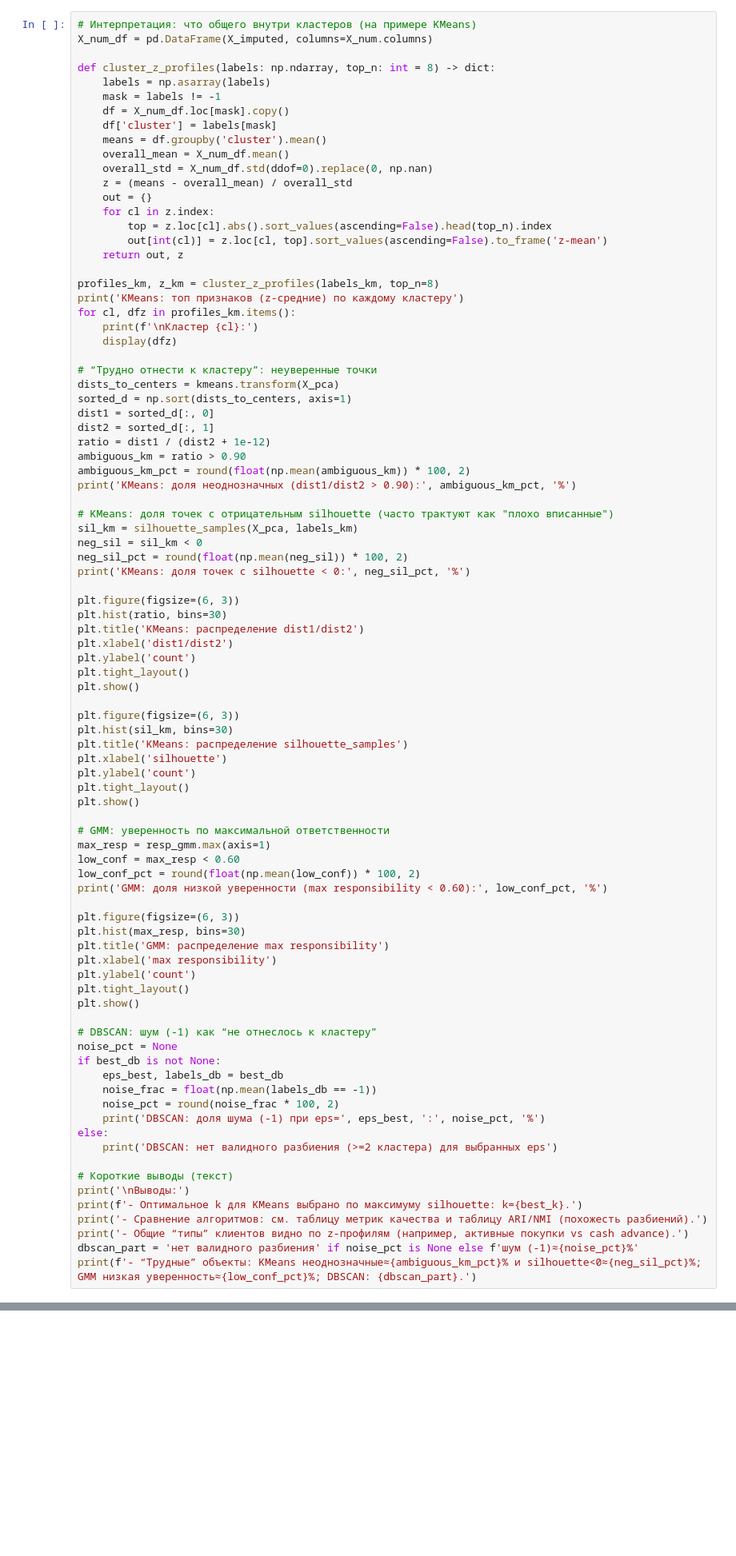
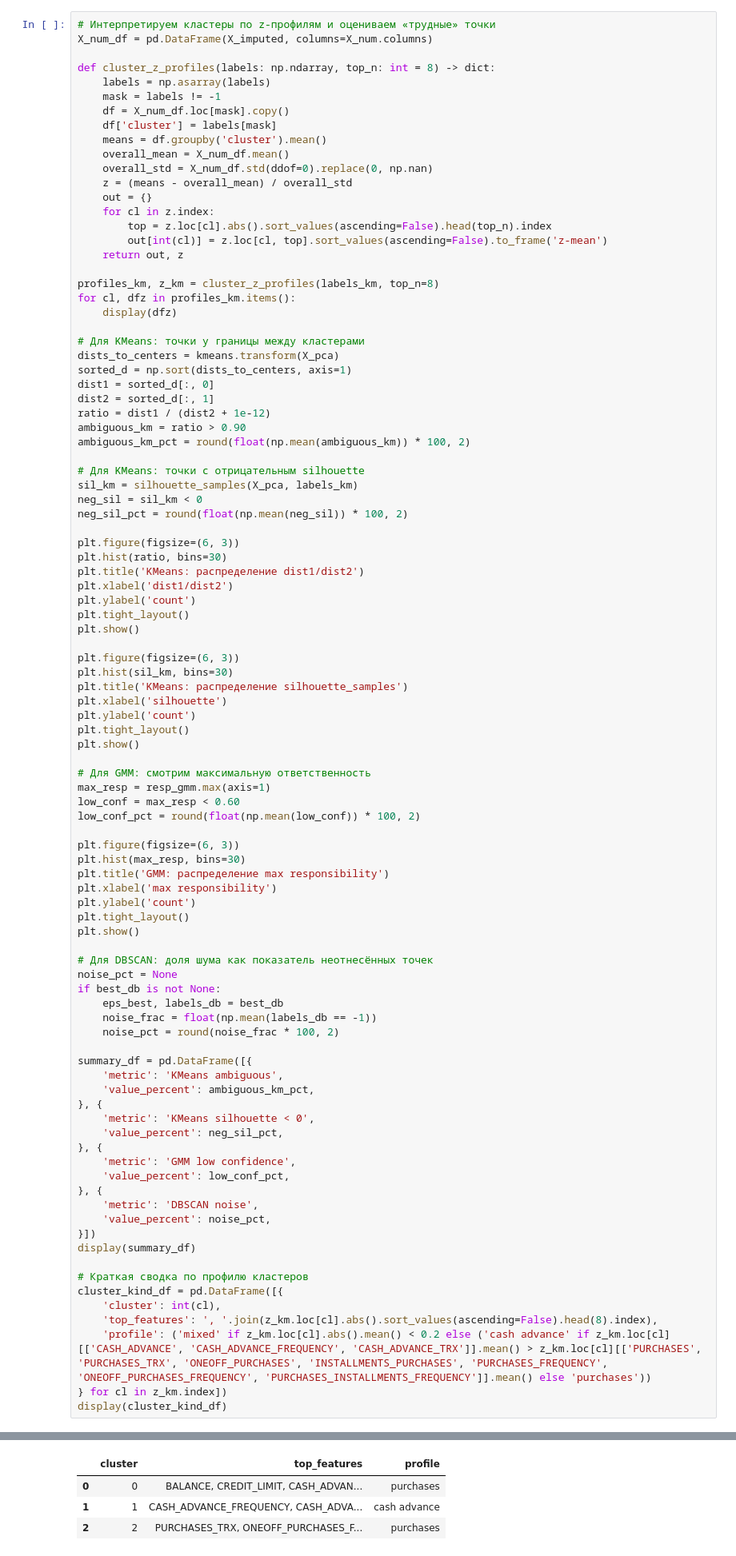
Before and after one commit to TinkyWinner/AI, a Jupyter notebook: Нир/task6_ccdata_clustering.ipynb, the cells around one changed output, grey strips where cells are left out. Shown at 80% size. Cells and saved outputs as stored; diff of their text form; blank space fills up the shorter version.

```diff
--- a/Нир/task6_ccdata_clustering.ipynb
+++ b/Нир/task6_ccdata_clustering.ipynb
@@ -386,7 +374,7 @@ eps-кандидаты: [0.5, 0.8, 0.847, 0.987, 1.0, 1.081, 1.197, 1.2, 1.367,
 
 Короткая интерпретация `ARI/NMI` (см. таблицу `sim_df` выше): чем ближе метрики к 1, тем более похожи разбиения двух алгоритмов. Если в паре участвует DBSCAN, сравнение считается только по объектам, которые DBSCAN не пометил шумом (`coverage` показывает долю таких объектов).
 # %%
-# Интерпретация: что общего внутри кластеров (на примере KMeans)
+# Интерпретируем кластеры по z-профилям и оцениваем «трудные» точки
 X_num_df = pd.DataFrame(X_imputed, columns=X_num.columns)
 
 def cluster_z_profiles(labels: np.ndarray, top_n: int = 8) -> dict:
@@ -405,12 +393,10 @@ def cluster_z_profiles(labels: np.ndarray, top_n: int = 8) -> dict:
     return out, z
 
 profiles_km, z_km = cluster_z_profiles(labels_km, top_n=8)
-print('KMeans: топ признаков (z-средние) по каждому кластеру')
 for cl, dfz in profiles_km.items():
-    print(f'\nКластер {cl}:')
     display(dfz)
 
-# “Трудно отнести к кластеру”: неуверенные точки
+# Для KMeans: точки у границы между кластерами
 dists_to_centers = kmeans.transform(X_pca)
 sorted_d = np.sort(dists_to_centers, axis=1)
 dist1 = sorted_d[:, 0]
@@ -418,13 +404,11 @@ dist2 = sorted_d[:, 1]
 ratio = dist1 / (dist2 + 1e-12)
 ambiguous_km = ratio > 0.90
 ambiguous_km_pct = round(float(np.mean(ambiguous_km)) * 100, 2)
-print('KMeans: доля неоднозначных (dist1/dist2 > 0.90):', ambiguous_km_pct, '%')
 
-# KMeans: доля точек с отрицательным silhouette (часто трактуют как "плохо вписанные")
+# Для KMeans: точки с отрицательным silhouette
 sil_km = silhouette_samples(X_pca, labels_km)
 neg_sil = sil_km < 0
 neg_sil_pct = round(float(np.mean(neg_sil)) * 100, 2)
-print('KMeans: доля точек с silhouette < 0:', neg_sil_pct, '%')
 
 plt.figure(figsize=(6, 3))
 plt.hist(ratio, bins=30)
@@ -442,11 +426,10 @@ plt.ylabel('count')
 plt.tight_layout()
 plt.show()
 
-# GMM: уверенность по максимальной ответственности
+# Для GMM: смотрим максимальную ответственность
 max_resp = resp_gmm.max(axis=1)
 low_conf = max_resp < 0.60
 low_conf_pct = round(float(np.mean(low_conf)) * 100, 2)
-print('GMM: доля низкой уверенности (max responsibility < 0.60):', low_conf_pct, '%')
 
 plt.figure(figsize=(6, 3))
 plt.hist(max_resp, bins=30)
@@ -456,21 +439,33 @@ plt.ylabel('count')
 plt.tight_layout()
 plt.show()
 
-# DBSCAN: шум (-1) как “не отнеслось к кластеру”
+# Для DBSCAN: доля шума как показатель неотнесённых точек
 noise_pct = None
 if best_db is not None:
     eps_best, labels_db = best_db
     noise_frac = float(np.mean(labels_db == -1))
     noise_pct = round(noise_frac * 100, 2)
-    print('DBSCAN: доля шума (-1) при eps=', eps_best, ':', noise_pct, '%')
-else:
-    print('DBSCAN: нет валидного разбиения (>=2 кластера) для выбранных eps')
 
-# Короткие выводы (текст)
-print('\nВыводы:')
-print(f'- Оптимальное k для KMeans выбрано по максимуму silhouette: k={best_k}.')
-print('- Сравнение алгоритмов: см. таблицу метрик качества и таблицу ARI/NMI (похожесть разбиений).')
-print('- Общие “типы” клиентов видно по z-профилям (например, активные покупки vs cash advance).')
-dbscan_part = 'нет валидного разбиения' if noise_pct is None else f'шум (-1)≈{noise_pct}%'
-print(f'- “Трудные” объекты: KMeans неоднозначные≈{ambiguous_km_pct}% и silhouette<0≈{neg_sil_pct}%; GMM низкая уверенность≈{low_conf_pct}%; DBSCAN: {dbscan_part}.')
+summary_df = pd.DataFrame([{
+    'metric': 'KMeans ambiguous',
+    'value_percent': ambiguous_km_pct,
+}, {
+    'metric': 'KMeans silhouette < 0',
+    'value_percent': neg_sil_pct,
+}, {
+    'metric': 'GMM low confidence',
+    'value_percent': low_conf_pct,
+}, {
+    'metric': 'DBSCAN noise',
+    'value_percent': noise_pct,
+}])
+display(summary_df)
+
+# Краткая сводка по профилю кластеров
+cluster_kind_df = pd.DataFrame([{
+    'cluster': int(cl),
+    'top_features': ', '.join(z_km.loc[cl].abs().sort_values(ascending=False).head(8).index),
+    'profile': ('mixed' if z_km.loc[cl].abs().mean() < 0.2 else ('cash advance' if z_km.loc[cl][['CASH_ADVANCE', 'CASH_ADVANCE_FREQUENCY', 'CASH_ADVANCE_TRX']].mean() > z_km.loc[cl][['PURCHASES', 'PURCHASES_TRX', 'ONEOFF_PURCHASES', 'INSTALLMENTS_PURCHASES', 'PURCHASES_FREQUENCY', 'ONEOFF_PURCHASES_FREQUENCY', 'PURCHASES_INSTALLMENTS_FREQUENCY']].mean() else 'purchases'))
+} for cl in z_km.index])
+display(cluster_kind_df)
 # %% [output]
@@ -521,0 +507,4 @@ DBSCAN: доля шума (-1) при eps= 1.5 : 8.64 %
+|  | cluster | top_features | profile |
+| 0 | 0 | BALANCE, CREDIT_LIMIT, CASH_ADVAN... | purchases |
+| 1 | 1 | CASH_ADVANCE_FREQUENCY, CASH_ADVA... | cash advance |
+| 2 | 2 | PURCHASES_TRX, ONEOFF_PURCHASES_F... | purchases |
```
Also changed, not shown: parts of 3 cells of this notebook, 1 other file.
